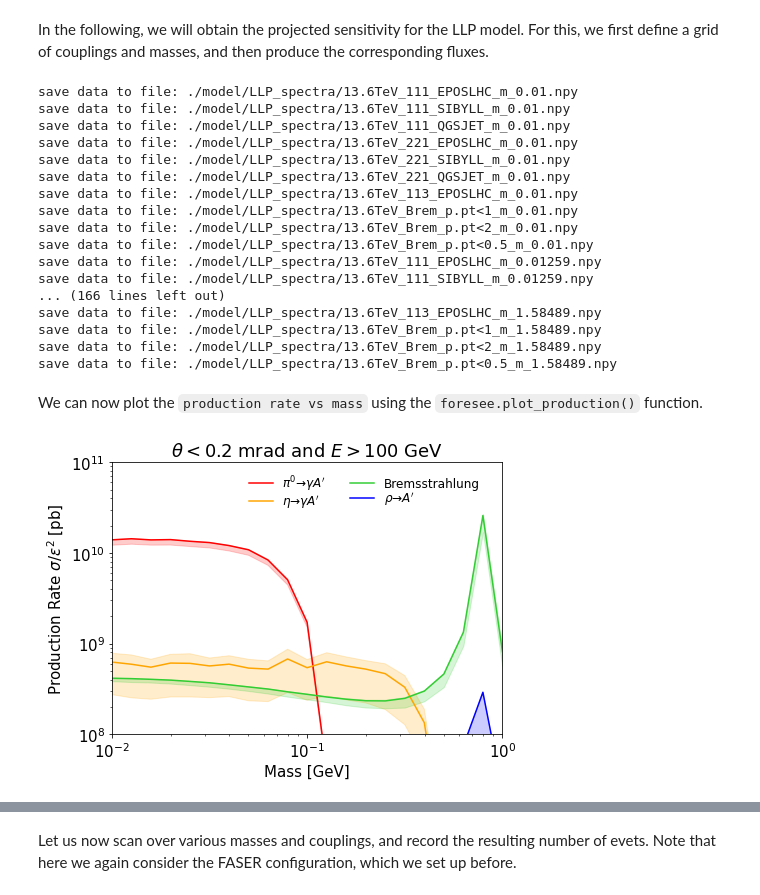
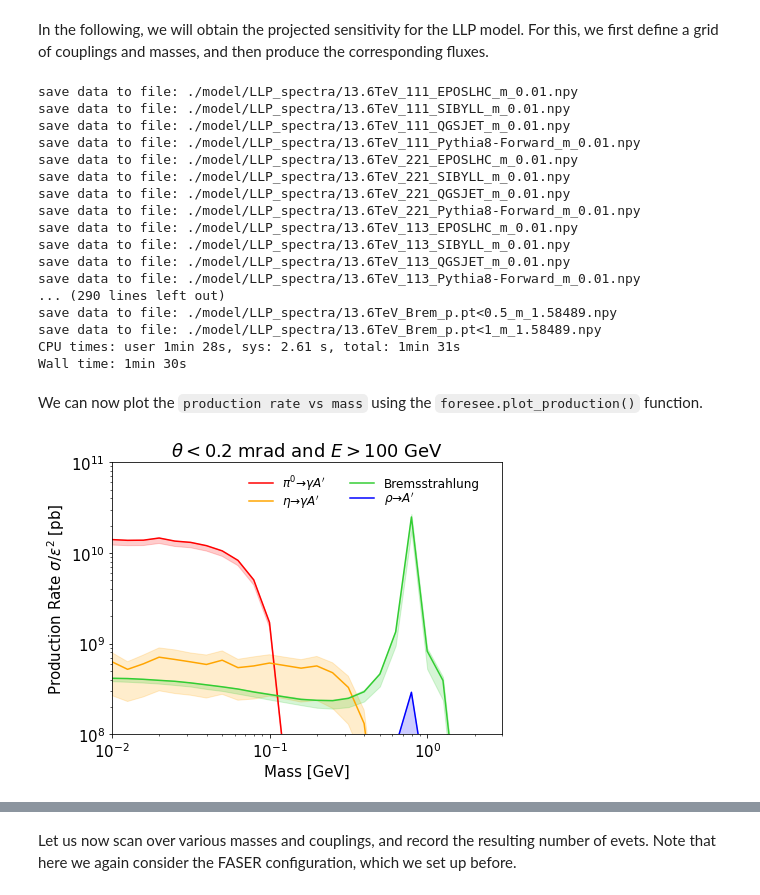
Before and after one commit to KlingFelix/FORESEE, a Jupyter notebook: Models/DarkPhoton/DarkPhoton.ipynb, the cells around one changed output, grey strips where cells are left out. Cells and saved outputs as stored; diff of their text form; code cells hidden in the pictures.

```diff
--- a/Models/DarkPhoton/DarkPhoton.ipynb
+++ b/Models/DarkPhoton/DarkPhoton.ipynb
@@ -48,7 +52,7 @@ model.add_production_2bodydecay(
     pid0 = "221",
     pid1 = "22",
     br = "2.*0.39 * coupling**2 * pow(1.-pow(mass/self.masses('221'),2),3)",
-    generator = ['EPOSLHC', 'SIBYLL', 'QGSJET'],
+    generator = ['EPOSLHC', 'SIBYLL', 'QGSJET', 'Pythia8-Forward'],
     energy = energy,
     nsample = 100,
 )
@@ -66,7 +70,7 @@ Here $g_\omega = 17$, $g_\rho=5$ and $g_\phi=-12.88$. In the following, we focus
 model.add_production_mixing(
     pid = "113",
     mixing = "coupling * 0.3/5. * 0.77545**2/abs(mass**2-0.77545**2+0.77545*0.147*1j)",
-    generator = "EPOSLHC",
+    generator = ['EPOSLHC', 'SIBYLL', 'QGSJET', 'Pythia8-Forward'],
     energy = energy,
 )
 # %% [markdown]
@@ -87,7 +91,7 @@ masses_brem = [
 model.add_production_direct(
     label = "Brem",
     energy = energy,
-    condition = ["p.pt<1", "p.pt<2", "p.pt<0.5"],
+    condition = ["p.pt<1", "p.pt<2", "p.pt<0.5", "p.pt<1"],
     coupling_ref=1,
     masses = masses_brem,
 )
@@ -147,10 +161,11 @@ save data to file: ./model/LLP_spectra/13.6TeV_Brem_p.pt<0.5_m_0.05.npy
 Next, let us define the configuration of the detector (in terms of position, size and luminosity). Here we choose FASER during 2022/2023.
 # %%
 foresee.set_detector(
-    distance=474,
-    selection="np.sqrt(x.x**2 + (x.y+0.065)**2)<.1",
-    length=1.5,
-    luminosity=60,
+    distance=620,
+#     selection="np.sqrt(x.x**2 + (x.y+0.065)**2)<.1",
+    selection="np.sqrt((x.x)**2 + (x.y)**2)<10",
+    length=10,
+    luminosity=3000,
 )
 # %% [markdown]
 For our benchmark point, let us now look at how many particle decay inside the decay volume. We also export 1000 unweighted events as a HEPMC file.
@@ -198,50 +227,57 @@ plt.show()
 # %% [markdown]
 In the following, we will obtain the projected sensitivity for the LLP model. For this, we first define a grid of couplings and masses, and then produce the corresponding fluxes.
 # %%
+%%time
+
 masses=[round(x,5) for x in np.logspace(-2,0.2,22+1)]
-couplings = np.logspace(-8,-3,101)
+couplings = np.logspace(-9,-3,121)
 
 for mass in masses: foresee.get_llp_spectrum(mass=mass,coupling=1)
 # %% [output]
 save data to file: ./model/LLP_spectra/13.6TeV_111_EPOSLHC_m_0.01.npy
 save data to file: ./model/LLP_spectra/13.6TeV_111_SIBYLL_m_0.01.npy
 save data to file: ./model/LLP_spectra/13.6TeV_111_QGSJET_m_0.01.npy
+save data to file: ./model/LLP_spectra/13.6TeV_111_Pythia8-Forward_m_0.01.npy
 save data to file: ./model/LLP_spectra/13.6TeV_221_EPOSLHC_m_0.01.npy
 save data to file: ./model/LLP_spectra/13.6TeV_221_SIBYLL_m_0.01.npy
 save data to file: ./model/LLP_spectra/13.6TeV_221_QGSJET_m_0.01.npy
+save data to file: ./model/LLP_spectra/13.6TeV_221_Pythia8-Forward_m_0.01.npy
 save data to file: ./model/LLP_spectra/13.6TeV_113_EPOSLHC_m_0.01.npy
-save data to file: ./model/LLP_spectra/13.6TeV_Brem_p.pt<1_m_0.01.npy
-save data to file: ./model/LLP_spectra/13.6TeV_Brem_p.pt<2_m_0.01.npy
-save data to file: ./model/LLP_spectra/13.6TeV_Brem_p.pt<0.5_m_0.01.npy
-save data to file: ./model/LLP_spectra/13.6TeV_111_EPOSLHC_m_0.01259.npy
-save data to file: ./model/LLP_spectra/13.6TeV_111_SIBYLL_m_0.01259.npy
-... (166 lines left out)
-save data to file: ./model/LLP_spectra/13.6TeV_113_EPOSLHC_m_1.58489.npy
+save data to file: ./model/LLP_spectra/13.6TeV_113_SIBYLL_m_0.01.npy
+save data to file: ./model/LLP_spectra/13.6TeV_113_QGSJET_m_0.01.npy
+save data to file: ./model/LLP_spectra/13.6TeV_113_Pythia8-Forward_m_0.01.npy
+... (290 lines left out)
+save data to file: ./model/LLP_spectra/13.6TeV_Brem_p.pt<0.5_m_1.58489.npy
 save data to file: ./model/LLP_spectra/13.6TeV_Brem_p.pt<1_m_1.58489.npy
-save data to file: ./model/LLP_spectra/13.6TeV_Brem_p.pt<2_m_1.58489.npy
-save data to file: ./model/LLP_spectra/13.6TeV_Brem_p.pt<0.5_m_1.58489.npy
+CPU times: user 1min 28s, sys: 2.61 s, total: 1min 31s
+Wall time: 1min 30s
 # %% [markdown]
 We can now plot the `production rate vs mass` using the `foresee.plot_production()` function.
 # %%
+%%time
+
 productions=[
-    {"channels": ["111"] , "color": "red"      , "label": r"$\pi^0 \to \gamma A'$", "generators": ["EPOSLHC","QGSJET","SIBYLL"]  },
-    {"channels": ["221"] , "color": "orange"   , "label": r"$\eta \to \gamma A'$" , "generators": ["EPOSLHC","QGSJET","SIBYLL"]  },
-    {"channels": ["Brem"], "color": "limegreen", "label": r"Bremsstrahlung"       , "generators": ["p.pt<1" ,"p.pt<2","p.pt<0.5"]},
-    {"channels": ["113"] , "color": "blue"     , "label": r"$\rho \to A'$"        , "generators": ["EPOSLHC","QGSJET","SIBYLL"]  },
+    {"channels": ["111"] , "color": "red"      , "label": r"$\pi^0 \to \gamma A'$", "generators": ["EPOSLHC","QGSJET","SIBYLL","Pythia8-Forward"]  },
+    {"channels": ["221"] , "color": "orange"   , "label": r"$\eta \to \gamma A'$" , "generators": ["EPOSLHC","QGSJET","SIBYLL","Pythia8-Forward"]  },
+    {"channels": ["Brem"], "color": "limegreen", "label": r"Bremsstrahlung"       , "generators": ["p.pt<1" ,"p.pt<2","p.pt<0.5","p.pt<1"]},
+    {"channels": ["113"] , "color": "blue"     , "label": r"$\rho \to A'$"        , "generators": ["EPOSLHC","QGSJET","SIBYLL","Pythia8-Forward"]  },
 ]
 
 plot=foresee.plot_production(
     masses = masses,
     productions = productions,
     energy=energy,
     condition="logth<-3.7 and logp>2",
-    xlims=[0.01,1],ylims=[1e8,1e11],
+    xlims=[0.01,3],ylims=[1e8,1e11],
     xlabel=r"Mass [GeV]",
     ylabel=r"Production Rate $\sigma/\epsilon^2$ [pb]",
     title=r"$\theta < 0.2$ mrad and $E > 100$ GeV",
     legendloc=(0.97,1),
     fs_label=12,
     ncol=2,
 )
+
+plot.savefig("photon_production_channels_E100.pdf")
+plot.show()
 # %% [output]
-[figure, old version]
+[figure, new version]
```
Also changed, not shown: parts of 14 cells of this notebook.
